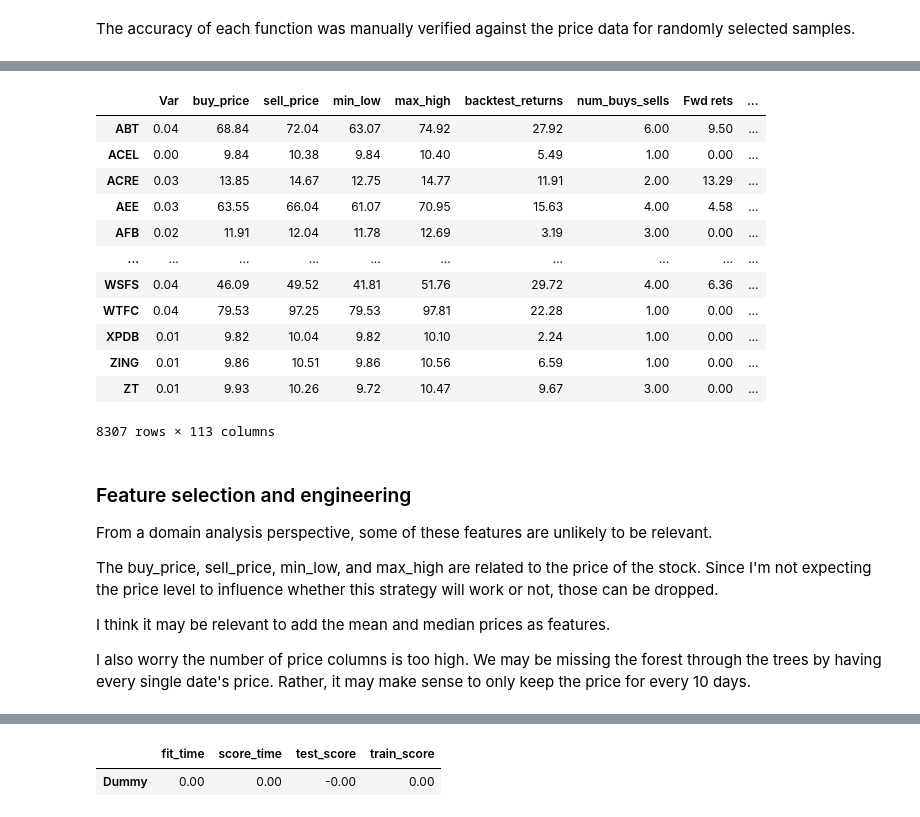
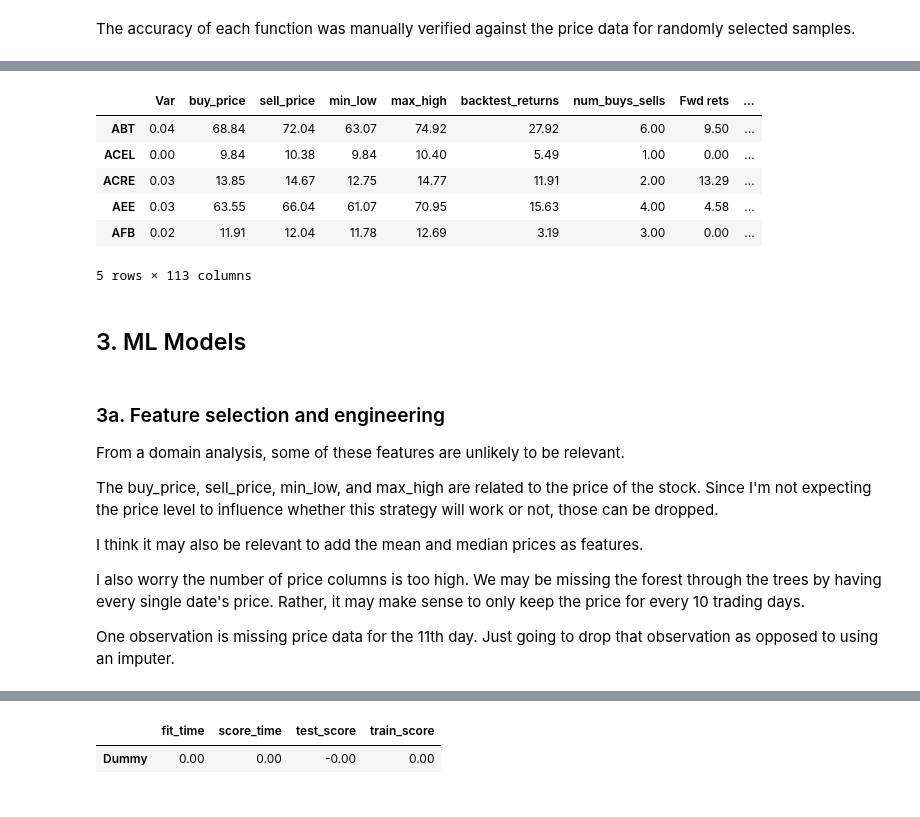
Before and after one commit to kaigg96/The-Advantage-of-Being-Small-A-Model-for-Individual-Investors, a Jupyter notebook: Main.ipynb, the cells around one changed output, grey strips where cells are left out. Saved outputs shown, nothing was run; the diff lists cells and outputs as text; code cells hidden in the pictures.

```diff
--- a/Main.ipynb
+++ b/Main.ipynb
@@ -418,6 +429,3 @@ def list_of_returns_calc(price_data, var, dates, back_days, front_days):
 test_dates = pd.period_range(start='2018-12-31', end='2022-12-31', freq='Q').strftime('%Y-%m-%d').tolist()
 
 var_df, back_df, fwd_df, price_df = list_of_returns_calc(small_cap_price_data, 0.1, test_dates, 150, 90)
-# %%
-var_df = var_df.T
-var_df
@@ -438,3 +431,0 @@ var_df
-# %%
-back_df = back_df.T
-back_df
@@ -455,3 +431,0 @@ back_df
-# %%
-price_df = price_df.T
-price_df
@@ -472,3 +431,0 @@ price_df
-# %%
-fwd_df = fwd_df.T
-fwd_df
@@ -489,32 +432,30 @@ fwd_df
 # %%
-combined_df = pd.concat([var_df, back_df], axis=1)
-combined_df = pd.concat([combined_df, fwd_df], axis=1)
-combined_df = pd.concat([combined_df, price_df], axis=1)
-combined_df
+combined_df = pd.concat([var_df.T, back_df.T], axis=1)
+combined_df = pd.concat([combined_df, fwd_df.T], axis=1)
+combined_df = pd.concat([combined_df, price_df.T], axis=1)
+combined_df.head()
 # %% [output]
 |  | Var | buy_price | sell_price | min_low | max_high | backtest_returns | num_buys_sells | Fwd rets | ... |
 | ABT | 0.04 | 68.84 | 72.04 | 63.07 | 74.92 | 27.92 | 6.00 | 9.50 | ... |
 | ACEL | 0.00 | 9.84 | 10.38 | 9.84 | 10.40 | 5.49 | 1.00 | 0.00 | ... |
 | ACRE | 0.03 | 13.85 | 14.67 | 12.75 | 14.77 | 11.91 | 2.00 | 13.29 | ... |
 | AEE | 0.03 | 63.55 | 66.04 | 61.07 | 70.95 | 15.63 | 4.00 | 4.58 | ... |
 | AFB | 0.02 | 11.91 | 12.04 | 11.78 | 12.69 | 3.19 | 3.00 | 0.00 | ... |
-| ... | ... | ... | ... | ... | ... | ... | ... | ... | ... |
-| WSFS | 0.04 | 46.09 | 49.52 | 41.81 | 51.76 | 29.72 | 4.00 | 6.36 | ... |
-| WTFC | 0.04 | 79.53 | 97.25 | 79.53 | 97.81 | 22.28 | 1.00 | 0.00 | ... |
-| XPDB | 0.01 | 9.82 | 10.04 | 9.82 | 10.10 | 2.24 | 1.00 | 0.00 | ... |
-| ZING | 0.01 | 9.86 | 10.51 | 9.86 | 10.56 | 6.59 | 1.00 | 0.00 | ... |
-| ZT | 0.01 | 9.93 | 10.26 | 9.72 | 10.47 | 9.67 | 3.00 | 0.00 | ... |
-8307 rows × 113 columns
+5 rows × 113 columns
+# %% [markdown]
+## 3. ML Models
 # %% [markdown]
-### Feature selection and engineering
+### 3a. Feature selection and engineering
 
-From a domain analysis perspective, some of these features are unlikely to be relevant.
+From a domain analysis, some of these features are unlikely to be relevant.
 
 The buy_price, sell_price, min_low, and max_high are related to the price of the stock. Since I'm not expecting the price level to influence whether this strategy will work or not, those can be dropped.
 
-I think it may be relevant to add the mean and median prices as features.
+I think it may also be relevant to add the mean and median prices as features.
 
-I also worry the number of price columns is too high. We may be missing the forest through the trees by having every single date's price. Rather, it may make sense to only keep the price for every 10 days.
+I also worry the number of price columns is too high. We may be missing the forest through the trees by having every single date's price. Rather, it may make sense to only keep the price for every 10 trading days.
+
+One observation is missing price data for the 11th day. Just going to drop that observation as opposed to using an imputer.
 # %%
 price_cols = combined_df.loc[:,1:105]
 
```
Also changed, not shown: parts of 57 cells of this notebook.
